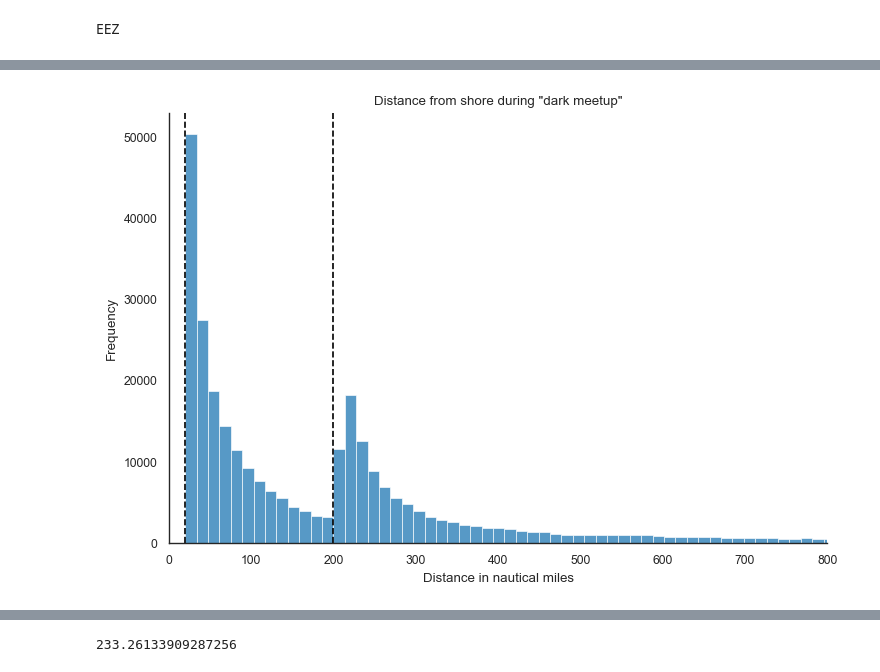
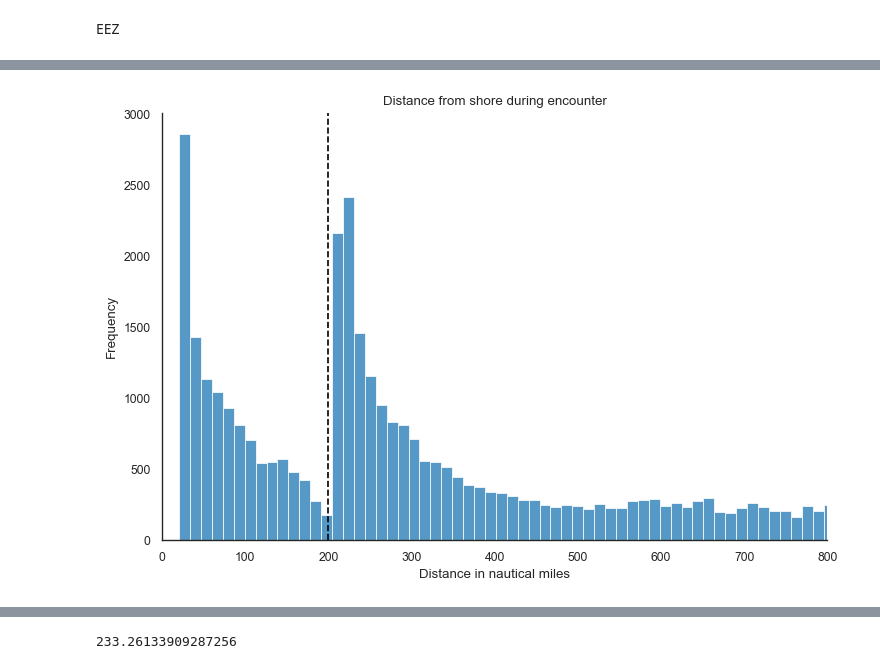
Before and after one commit to sebdodt/90739-iuu-systems-project, a Jupyter notebook: port_evaluation/eda/midterm/2_transshipments/trans.ipynb, the cells around one changed output, grey strips where cells are left out. Cells and saved outputs as stored; diff of their text form; code cells hidden in the pictures.

Commit message:
minor new plots

```diff
--- a/port_evaluation/eda/midterm/2_transshipments/trans.ipynb
+++ b/port_evaluation/eda/midterm/2_transshipments/trans.ipynb
@@ -313,3 +324,17 @@ Additional analysis:
 EEZ
 # %%
 loiter2['averageDistanceFromShorenm'] = loiter2['averageDistanceFromShoreKm'] / 1.852
+# %%
+sv = pd.read_csv('/Users/sebastiandodt/OneDrive/Uni/Carnegie Mellon University/Modules/2022 Fall/Systems Project/Coding/90739-iuu-systems-project/pipeline/data/seavision/lists-Reefers-2022-11-11_04-40.csv')
+fishing_boats = sv.loc[sv['Vessel Type'] == '30-Fishing','MMSI']
+plot_data11 = loiter2.loc[~(loiter2['vessel_ssvid'].isin(fishing_boats)),:]
+fig = sns.displot(data=plot_data11, x="averageDistanceFromShorenm", kind="hist", bins = 100, aspect = 1.5)
+plt.axvline(200,c='black',linestyle='--')
+# plt.axvline(20,c='black',linestyle='--')
+plt.xlim(0,800)
+plt.title('Distance from shore during "dark meetup"')
+plt.xlabel('Distance in nautical miles')
+plt.ylabel('Frequency')
+plt.savefig('/Users/sebastiandodt/OneDrive/Uni/Carnegie Mellon University/Modules/2022 Fall/Systems Project/Coding/90739-iuu-systems-project/port_evaluation/output/distance_loitering.png',
+    dpi=700)
+plt.show()
@@ -316,11 +343,15 @@ loiter2['averageDistanceFromShorenm'] = loiter2['averageDistanceFromShoreKm'] /
 # %%
-fig = sns.displot(data=loiter2, x="averageDistanceFromShorenm", kind="hist", bins = 100, aspect = 1.5)
+# fishing_boats = sv.loc[sv['Vessel Type'] == '30-Fishing','MMSI']
+plot_data12 = encounter.loc[~(encounter['vessel.mmsi'].isin(fishing_boats)),:]
+plot_data12 = plot_data12.loc[~(plot_data12['distance_from_shore_nm']<20),:]
+fig = sns.displot(data=plot_data12, x="distance_from_shore_nm", kind="hist", bins = 85, aspect = 1.5) #, row='encounter.authorization_status')
 plt.axvline(200,c='black',linestyle='--')
-plt.axvline(20,c='black',linestyle='--')
+# plt.axvline(20,c='black',linestyle='--')
 plt.xlim(0,800)
-plt.title('Distance from shore during "dark meetup"')
+plt.title('Distance from shore during encounter')
 plt.xlabel('Distance in nautical miles')
 plt.ylabel('Frequency')
+plt.savefig(wd + 'port_evaluation/output/distance_encounter.png', dpi=700)
 plt.show()
 # %% [output]
-[figure, old version]
+[figure, new version]
```
Also changed, not shown: parts of 3 cells of this notebook, 3 other files.
